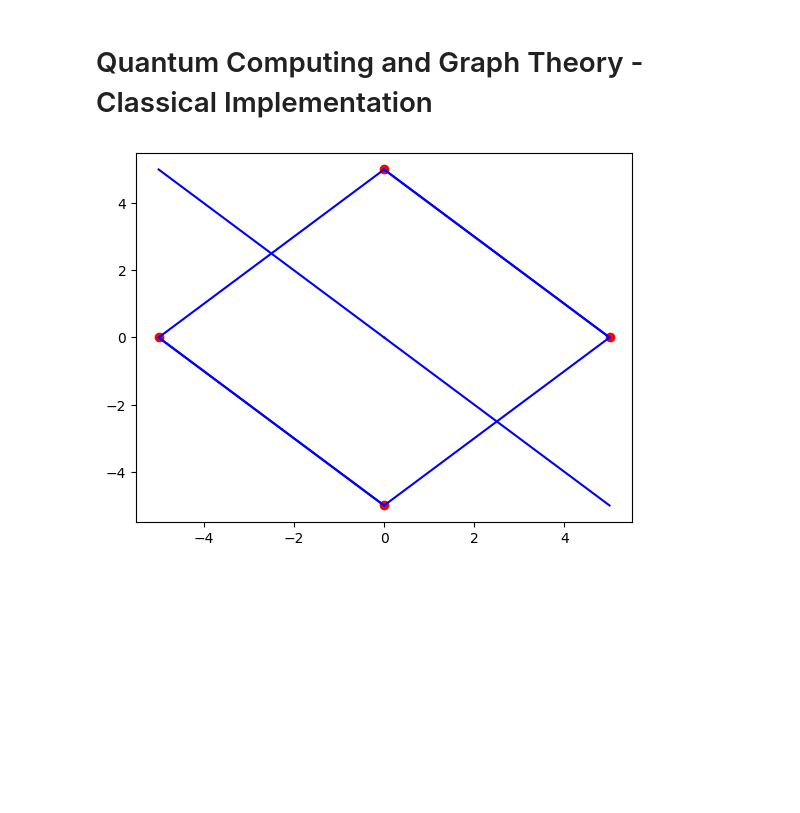
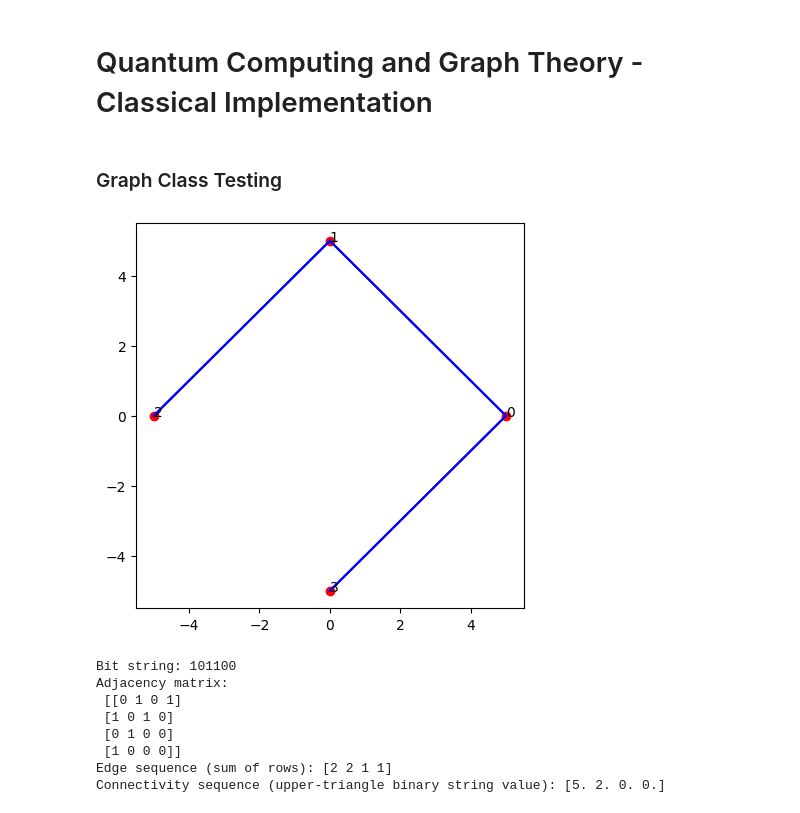
Before and after one commit to orwellian225/Code, a Jupyter notebook: classical/main.ipynb, the cells around one changed output. Drawn from its saved outputs; the diff is of its cells as text; code cells hidden in the pictures; blank space fills up the shorter version.

Commit message:
modify: graph class   fix: Graph visualization   add: graph connectivity sequence   add: graph edge sequence   add: graph permutations

```diff
--- a/classical/main.ipynb
+++ b/classical/main.ipynb
@@ -5,3 +5,5 @@
 
 import numpy as np
 import matplotlib.pyplot as plt
+# %% [markdown]
+### Graph Class Testing
@@ -8,14 +12,25 @@ import matplotlib.pyplot as plt
 # %%
-from graph import Graph
 
 example_graph = Graph(np.array([
-    [0,1,1],
-    [1,0,1],
-    [1,1,0],
+    [0, 1, 0, 1],
+    [1, 0, 1, 0],
+    [0, 1, 0, 0],
+    [1, 0, 0, 0],
 ]))
 
-# print(example_graph.to_bitstring())
-# print(example_graph.adj_matrix)
-example_graph.plot_graph()
+
+example_graph.plot_graph(vertex_labels=True)
+print("Bit string:", example_graph.to_bitstring())
+print("Adjacency matrix:\n", example_graph.adj_matrix)
+print("Edge sequence (sum of rows):", example_graph.get_edge_sequence())
+print("Connectivity sequence (upper-triangle binary string value):", example_graph.get_connectivity_sequence())
 # %% [output]
-[figure, old version]
+[figure, new version]
+Bit string: 101100
+Adjacency matrix:
+ [[0 1 0 1]
+ [1 0 1 0]
+ [0 1 0 0]
+ [1 0 0 0]]
+Edge sequence (sum of rows): [2 2 1 1]
+Connectivity sequence (upper-triangle binary string value): [5. 2. 0. 0.]
```
Also changed, not shown: parts of 4 cells of this notebook, 1 other file.
